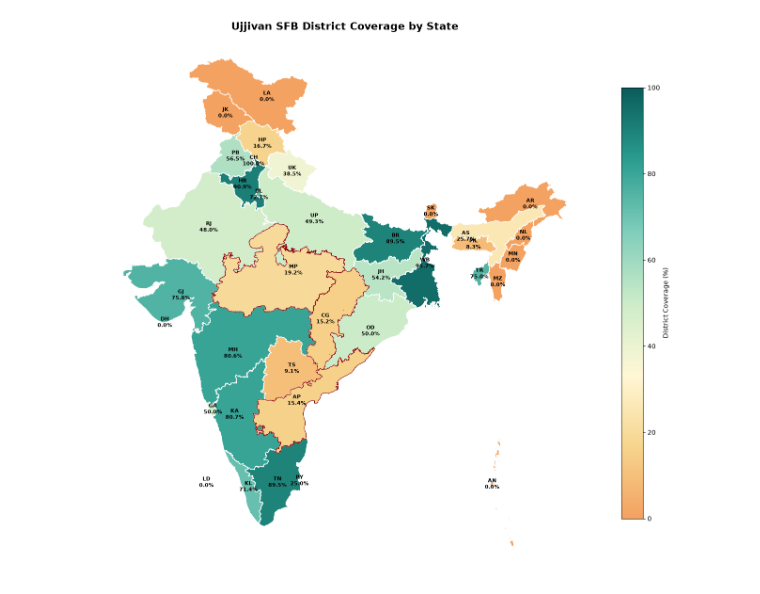
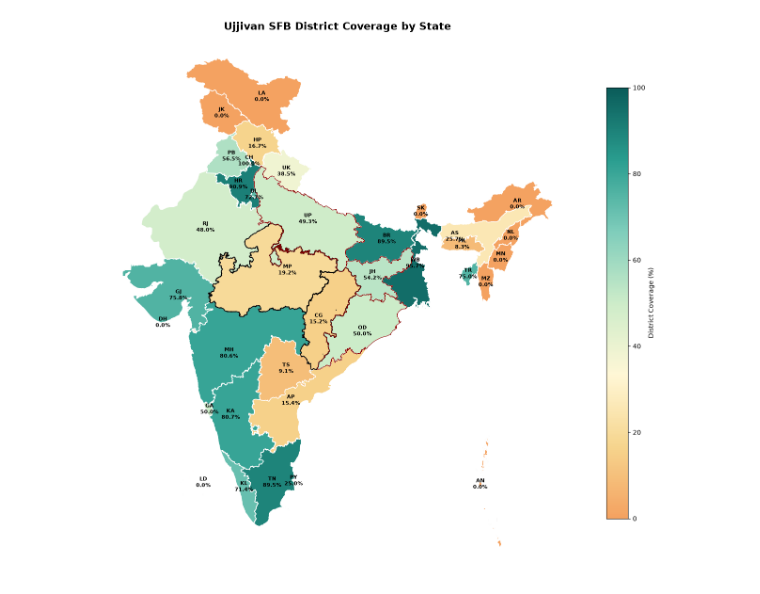
Before and after one commit to idnantimar/UJJIVAN-a_case_study, a Jupyter notebook: USFB-analysis.ipynb, the cells around one changed output. Drawn from its saved outputs; the diff is of its cells as text; code cells hidden in the pictures.

```diff
--- a/USFB-analysis.ipynb
+++ b/USFB-analysis.ipynb
@@ -31,7 +31,9 @@ from IPython.display import display
 TEMP_DIR = Path.home()/"Projects Running/USFB_temp"
 TEMP_DIR.mkdir(exist_ok=True)
 # %%
-## == BRANCH LOCATOR ====
+## =======================================
+# BRANCH LOCATOR
+## =======================================
 """
 BASE = pd.read_csv(
     next(Path("./data/branch locator api").glob("*.csv")),
@@ -49,9 +51,11 @@ for col in ["BranchCode","BranchName","Address"] :
     BASE[col] = BASE[col].str.lower().str.strip()
 BASE.info()
 #"""
-## ======
+## == ====
 
-## == ADMINISTRATIVE BOUNDARIES ====
+## =======================================
+# ADMINISTRATIVE BOUNDARIES
+## =======================================
 """
 ADM = gpd.read_file(
     next(Path("./data/lgd").glob("*.geojson")),
@@ -60,13 +64,13 @@ ADM = gpd.read_file(
         "geometry",
     ],
 ).set_index(["state_lgd","dist_lgd"]).sort_index()
-ADM["dtname"] = ADM["dtname"].str.strip().str.lower().astype('category')
+ADM["dtname"] = ADM["dtname"].str.lower().str.replace(r'[^a-z0-9]+',' ',regex=True).str.replace(r'\s+',' ',regex=True).str.strip().astype('category')
 ADM["stname"] = ADM["stname"].str.strip().str.upper().astype('category')
 ADM.info()
 ADM.to_parquet(TEMP_DIR/'ADM.parquet',index=True,compression='zstd',geometry_encoding='WKB')
 #"""
 ADM = gpd.read_parquet(TEMP_DIR/'ADM.parquet')
-## ======
+## == ====
 
 
 ## == Spatial Join ====
@@ -89,7 +93,7 @@ print(f'''\n Match District : {BRANCH_MASTER["dtname"].notna().mean() * 100:.2f}
 BRANCH_MASTER.to_parquet(TEMP_DIR/'BRANCH_MASTER.parquet',index=True,compression='zstd',geometry_encoding='WKB')
 #"""
 BRANCH_MASTER = gpd.read_parquet(TEMP_DIR/'BRANCH_MASTER.parquet')
-## ======
+## == ====
 
 
 COVERAGE = (
@@ -117,7 +121,8 @@ COVERAGE = (
     })
 )
 COVERAGE["Districts_Coverage"] = (100 * COVERAGE["Covered_Districts"]/COVERAGE["Total_Districts"]).round(2)
-states_chosen = ["MADHYA PRADESH","CHHATTISGARH","ANDHRA PRADESH",]
+states_chosen = ["MADHYA PRADESH","CHHATTISGARH",]
+states_chosen_2 = ["UTTAR PRADESH","JHARKHAND","ODISHA",]
 
 ## -- PLOTTING ----
 from matplotlib.colors import LinearSegmentedColormap
@@ -193,36 +198,42 @@ COVERAGE.plot(
 COVERAGE.loc[states_chosen].plot(
     ax=ax,
     facecolor="none",
+    edgecolor="black",
+    linewidth=1.25,
+)
+COVERAGE.loc[states_chosen_2].plot(
+    ax=ax,
+    facecolor="none",
     edgecolor="darkred",
-    linewidth=0.8,
+    linewidth=0.75,
 )
 
 for state, row in COVERAGE.iterrows():
     x, y = row.geometry.representative_point().coords[0]
 
     ax.text(
         x,
         y,
         f"{STATE_ABBR.get(state,state)}\n{row['Districts_Coverage']:.1f}%",
         ha="center",
         va="center",
         fontsize=8,
         fontweight="bold",
         color="black",
     )
 
 ax.set_title(
     "Ujjivan SFB District Coverage by State",
     fontsize=16,
     fontweight="bold",
 )
 
 ax.set_axis_off()
 
 plt.tight_layout()
 plt.show()
 
-## ------
+## -- ----
 # %% [output]
-[figure, old version]
+[figure, new version]
 # %% [markdown]
```
Also changed, not shown: parts of 7 cells of this notebook.
